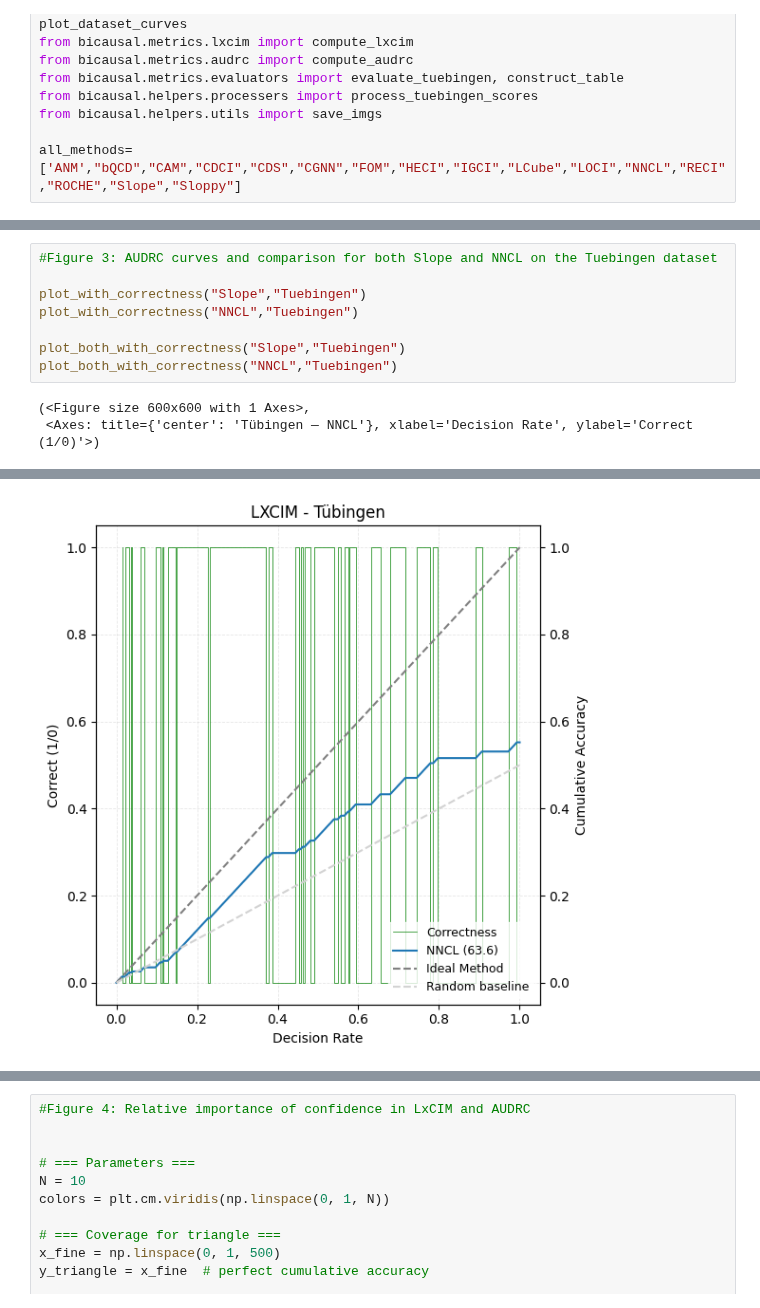
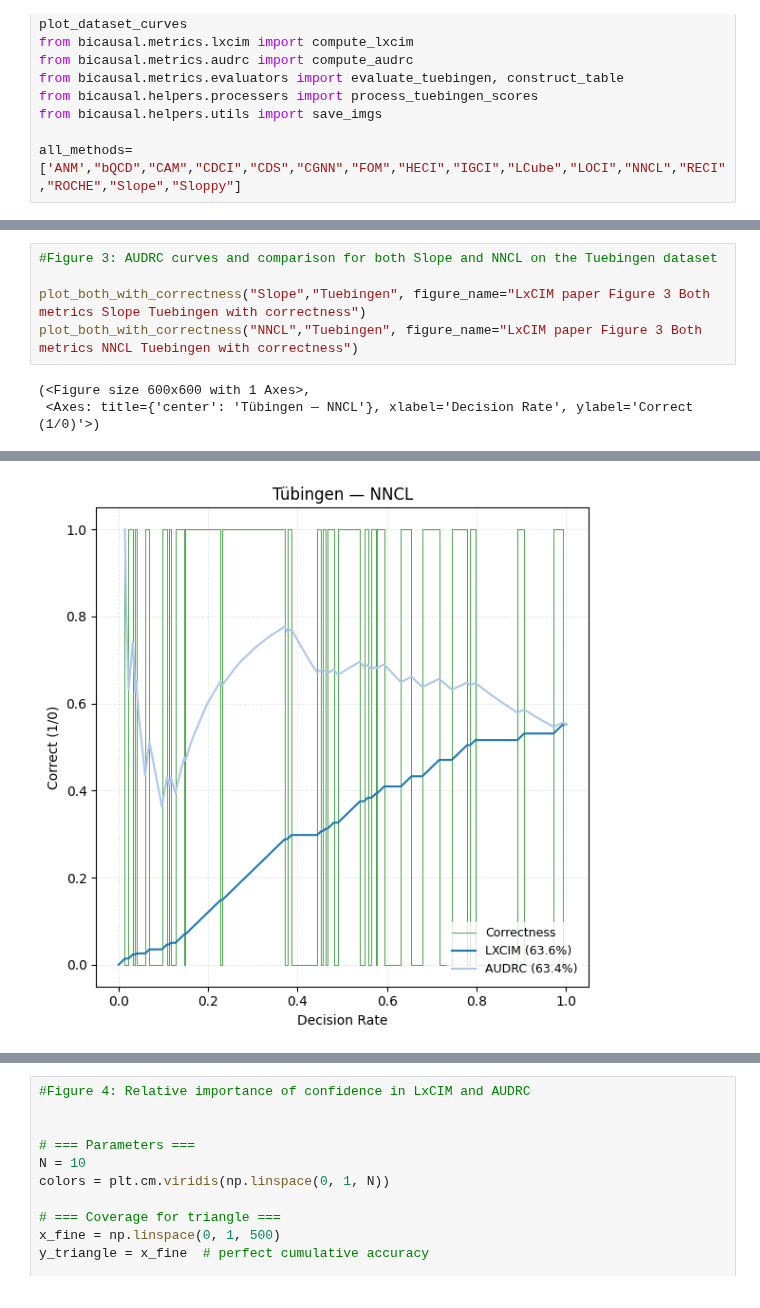
Before and after one commit to tiagobrogueira/Causal-Discovery-In-Exchangeable-Data, a Jupyter notebook: bicausal/lxcim_paper.ipynb, the cells around one changed output, grey strips where cells are left out. Cells and saved outputs as stored; diff of their text form.

```diff
--- a/bicausal/lxcim_paper.ipynb
+++ b/bicausal/lxcim_paper.ipynb
@@ -100,11 +99,8 @@ Intersection at FPR=0.267, TPR=0.733
 # %%
 #Figure 3: AUDRC curves and comparison for both Slope and NNCL on the Tuebingen dataset
 
-plot_with_correctness("Slope","Tuebingen")
-plot_with_correctness("NNCL","Tuebingen")
-
-plot_both_with_correctness("Slope","Tuebingen")
-plot_both_with_correctness("NNCL","Tuebingen")
+plot_both_with_correctness("Slope","Tuebingen", figure_name="LxCIM paper Figure 3 Both metrics Slope Tuebingen with correctness")
+plot_both_with_correctness("NNCL","Tuebingen", figure_name="LxCIM paper Figure 3 Both metrics NNCL Tuebingen with correctness")
 # %% [output]
 (<Figure size 600x600 with 1 Axes>,
  <Axes: title={'center': 'Tübingen — NNCL'}, xlabel='Decision Rate', ylabel='Correct (1/0)'>)
@@ -112 +108 @@ plot_both_with_correctness("NNCL","Tuebingen")
-[figure, old version]
+[figure, new version]
```
Also changed, not shown: parts of 7 cells of this notebook, 33 other files.
